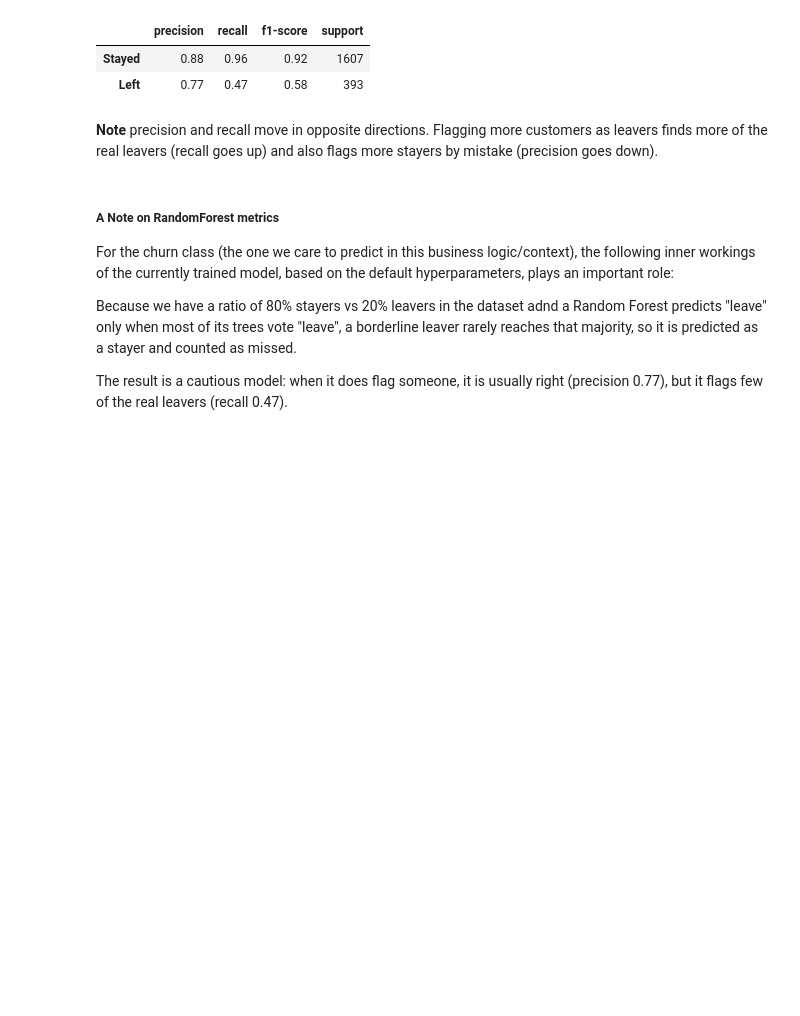
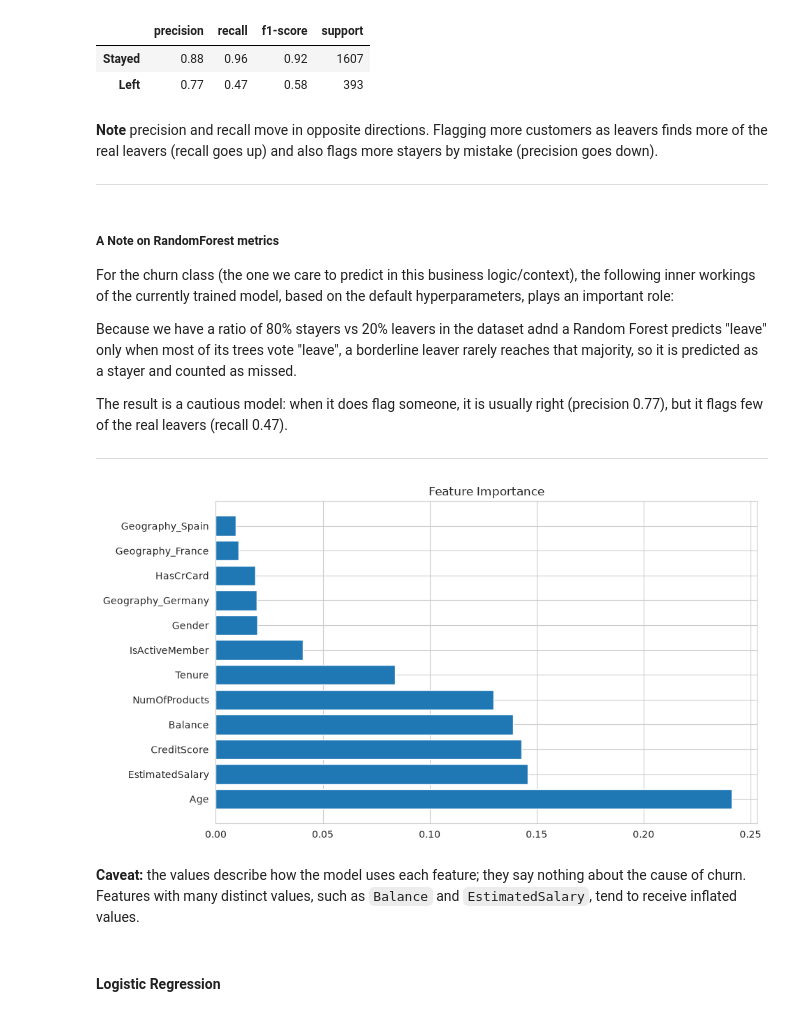
Before and after one commit to jmb-python-developer/ML-02-customer-churn-prediction, a Jupyter notebook: notebooks/notebook.ipynb, the cells around one changed output. Cells and saved outputs as stored; diff of their text form; code cells hidden in the pictures; blank space fills up the shorter version.

```diff
--- a/notebooks/notebook.ipynb
+++ b/notebooks/notebook.ipynb
@@ -461,6 +461,8 @@ report_table.round(2)
 | Left | 0.77 | 0.47 | 0.58 | 393 |
 # %% [markdown]
 **Note** precision and recall move in opposite directions. Flagging more customers as leavers finds more of the real leavers (recall goes up) and also flags more stayers by mistake (precision goes down).
+
+---
 # %% [markdown]
 ##### A Note on RandomForest metrics
 
@@ -469,3 +471,23 @@ For the churn class (the one we care to predict in this business logic/context),
 Because we have a ratio of 80% stayers vs 20% leavers in the dataset adnd a Random Forest predicts "leave" only when most of its trees vote "leave", a borderline leaver rarely reaches that majority, so it is predicted as a stayer and counted as missed.
 
 The result is a cautious model: when it does flag someone, it is usually right (precision 0.77), but it flags few of the real leavers (recall 0.47).
+
+---
+# %%
+# Gather and print the importances
+importances = model.feature_importances_
+indices = np.argsort(importances)[::-1]
+names = [features[i] for i in indices]
+
+plt.figure(figsize=(10,6))
+plt.title("Feature Importance")
+plt.barh(range(X.shape[1]), importances[indices])
+plt.yticks(range(X.shape[1]), names)
+plt.show()
+# %% [output]
+[figure, added]
+# %% [markdown]
+**Caveat:** the values describe how the model uses each feature; they say nothing about the cause of churn. Features with many distinct values, such as `Balance` and `EstimatedSalary`, tend to receive inflated values.
+# %% [markdown]
+
+#### Logistic Regression
```
